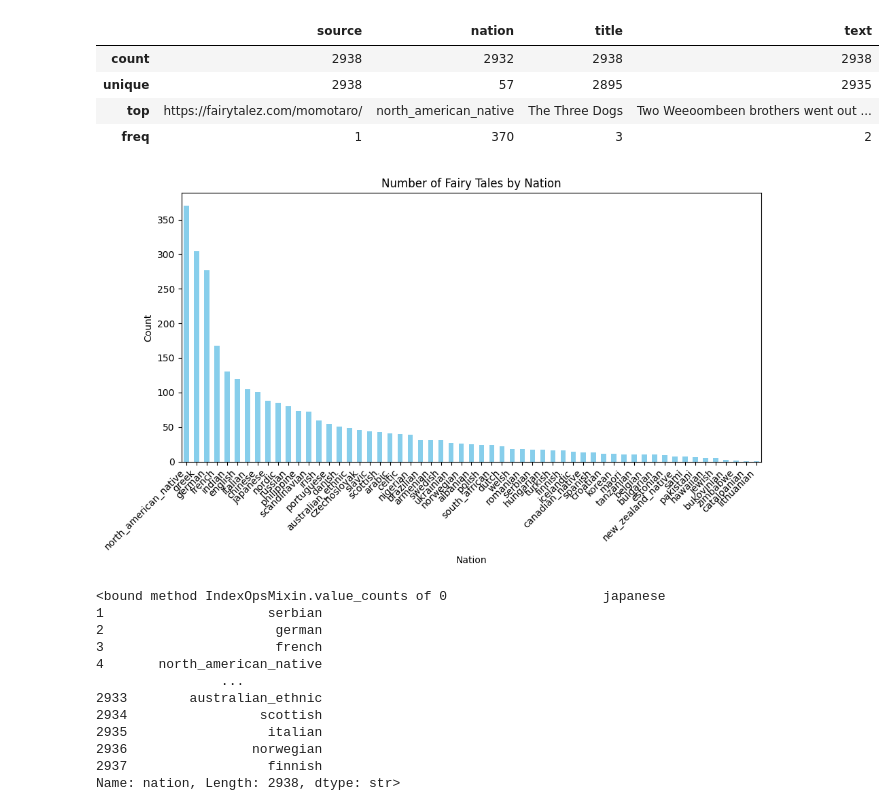
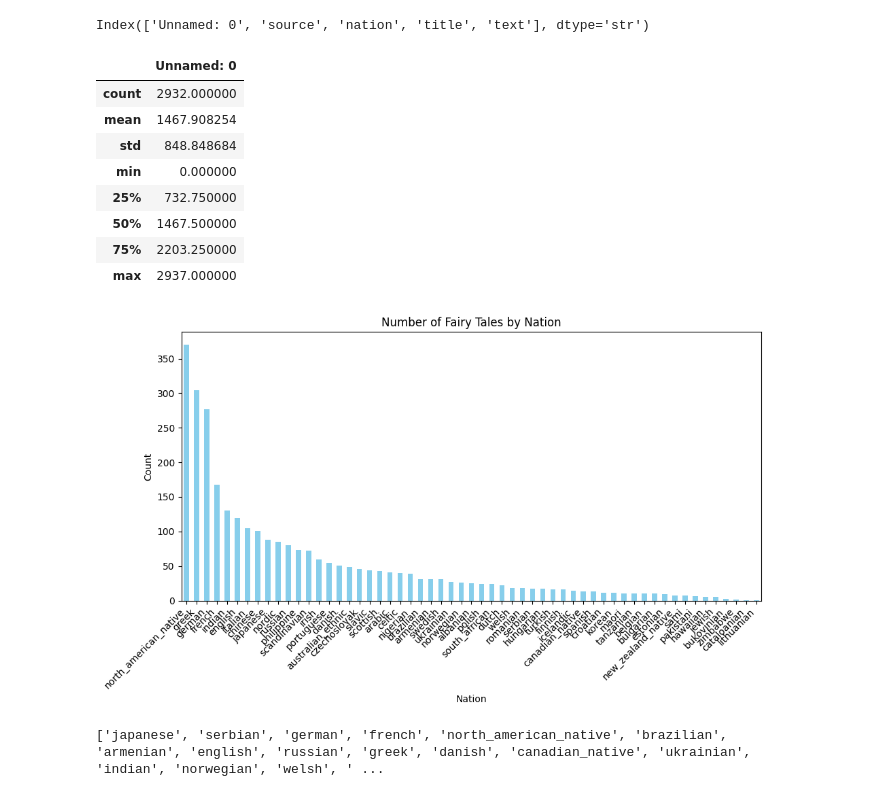
Before and after one commit to pedrolemi/Folktales-Graph-RAG, a Jupyter notebook: analysis.ipynb, the cells around one changed output. Cells and saved outputs as stored; diff of their text form; code cells hidden in the pictures.

```diff
--- a/analysis.ipynb
+++ b/analysis.ipynb
@@ -6,32 +10,39 @@ from utils.visualization import plot_genre_distribution, plot_nation_counts
+# %%
+data_dir = "./data"
+folktales_csv = "folk_tales_deduplicated.csv"
+
+processed_dir = os.path.join(data_dir, "processed")
+processed_folktales = os.path.join(processed_dir, folktales_csv)
+
+out_dir = "./out"
+
+information_dir = "./information"
 # %%
-df = load_folktale_csv()
+df = load_csv(processed_folktales)
+
+print(df.columns)
 
 df.describe()
 # %% [output]
+Index(['Unnamed: 0', 'source', 'nation', 'title', 'text'], dtype='str')
-|  | source | nation | title | text |
-| count | 2938 | 2932 | 2938 | 2938 |
-| unique | 2938 | 57 | 2895 | 2935 |
-| top | https://fairytalez.com/momotaro/ | north_american_native | The Three Dogs | Two Weeoombeen brothers went out ... |
-| freq | 1 | 370 | 3 | 2 |
+|  | Unnamed: 0 |
+| count | 2932.000000 |
+| mean | 1467.908254 |
+| std | 848.848684 |
+| min | 0.000000 |
+| 25% | 732.750000 |
+| 50% | 1467.500000 |
+| 75% | 2203.250000 |
+| max | 2937.000000 |
 # %%
 nation = df["nation"]
 plot_nation_counts(nation)
 
-print(nation.value_counts)
+nations = list(nation.unique())
+print(nations)
 # %% [output]
 [figure]
-<bound method IndexOpsMixin.value_counts of 0                    japanese
-1                     serbian
-2                      german
-3                      french
-4       north_american_native
-                ...
-2933        australian_ethnic
-2934                 scottish
-2935                  italian
-2936                norwegian
-2937                  finnish
-Name: nation, Length: 2938, dtype: str>
+['japanese', 'serbian', 'german', 'french', 'north_american_native', 'brazilian', 'armenian', 'english', 'russian', 'greek', 'danish', 'canadian_native', 'ukrainian', 'indian', 'norwegian', 'welsh', ' ...
 # %%
 folktales_json = load_json_folder(out_dir)
 folktales = [AnnotatedFolktale(**folktale_json) for folktale_json in folktales_json.values()]
```
Also changed, not shown: parts of 11 cells of this notebook, 26 other files.
